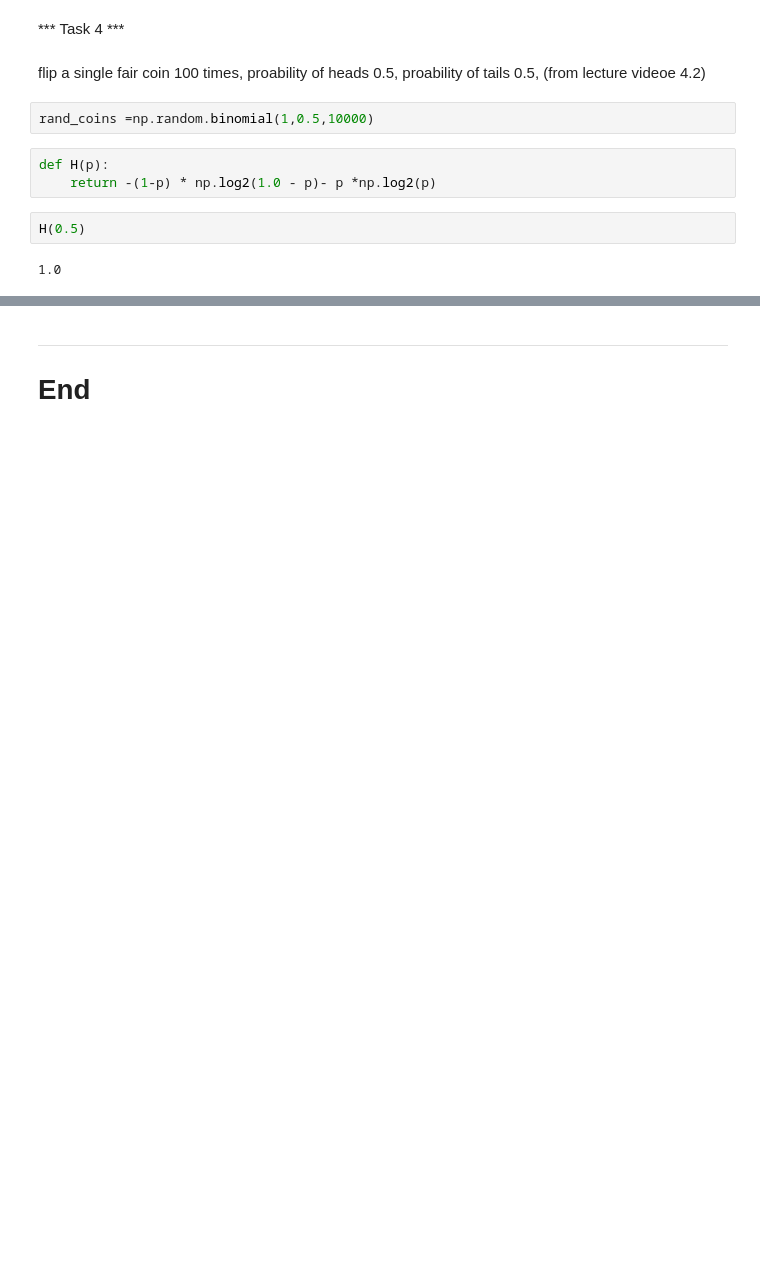
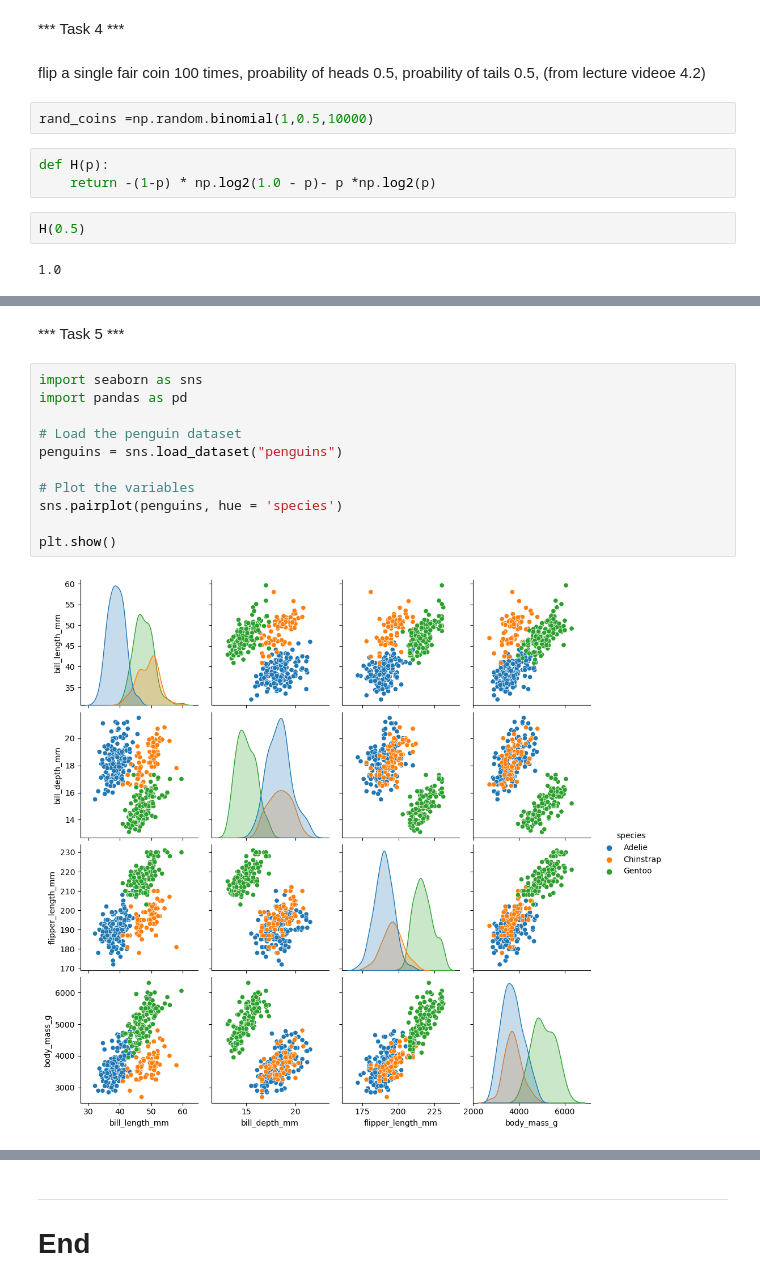
Before and after one commit to dectan/FUNDAMENTALS-OF-DATA-ANALYSIS, a Jupyter notebook: tasks.ipynb, the cells around one changed output, grey strips where cells are left out. Drawn from its saved outputs; the diff is of its cells as text; blank space fills up the shorter version.

Commit message:
plots added for task 5

```diff
--- a/tasks.ipynb
+++ b/tasks.ipynb
@@ -138,2 +140,17 @@ ax.plot(p,H(p));
 # %% [output]
 [figure]
+# %% [markdown]
+*** Task 5 ***
+# %%
+import seaborn as sns
+import pandas as pd
+
+# Load the penguin dataset
+penguins = sns.load_dataset("penguins")
+
+# Plot the variables
+sns.pairplot(penguins, hue = 'species')
+
+plt.show()
+# %% [output]
+[figure, added]
```
Also changed, not shown: parts of 3 cells of this notebook, 1 other file.
